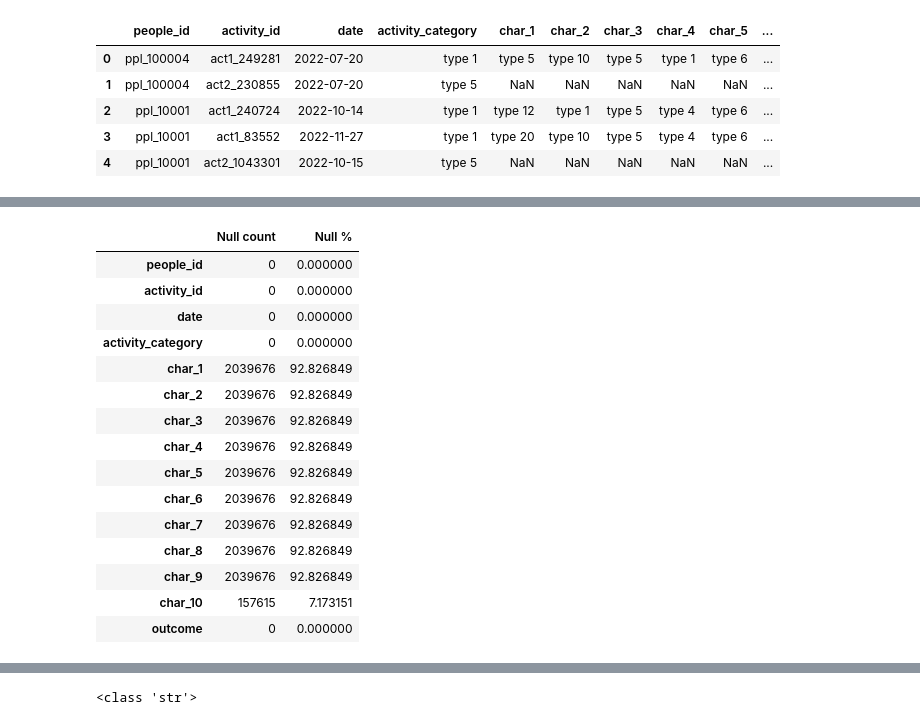
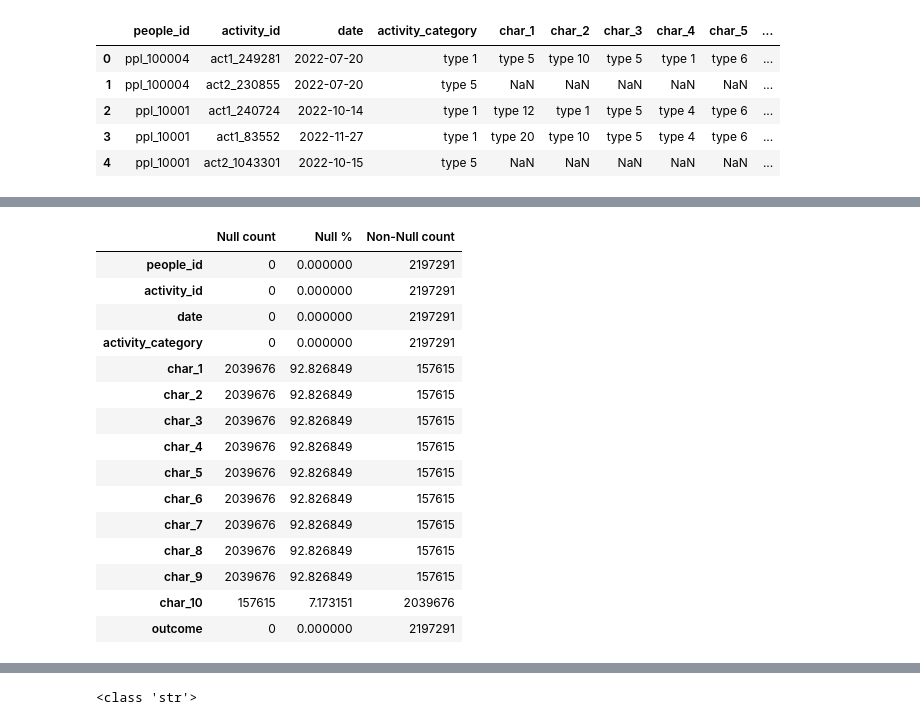
Before and after one commit to yash-meshram/predicting-red-hat-business-value, a Jupyter notebook: training.ipynb, the cells around one changed output, grey strips where cells are left out. Cells and saved outputs as stored; diff of their text form; code cells hidden in the pictures.

```diff
--- a/training.ipynb
+++ b/training.ipynb
@@ -10,9 +10,9 @@ Mounted at /content/drive
 # people_url = 'https://drive.google.com/file/d/1mcubwphNke8B5tAF23r-AX747Y0-O19C/view?usp=sharing'
 # act_test_url = 'https://drive.google.com/file/d/1iGMR_Be6FO-zDYKr-b8gQ--9bdGjOVRU/view?usp=sharing'
 
-act_train_path = '/content/drive/MyDrive/B.Tech/prediction/act_train.csv'
-people_path = '/content/drive/MyDrive/B.Tech/prediction/people.csv'
-act_test_path = '/content/drive/MyDrive/B.Tech/prediction/act_test.csv'
+act_train_path = '/content/drive/MyDrive/B.Tech/kaggle/predicting-red-hat-business-value/act_train.csv'
+people_path = '/content/drive/MyDrive/B.Tech/kaggle/predicting-red-hat-business-value/people.csv'
+act_test_path = '/content/drive/MyDrive/B.Tech/kaggle/predicting-red-hat-business-value/act_test.csv'
 # %%
 df_train = pd.read_csv(act_train_path)
 df_people = pd.read_csv(people_path)
@@ -79,21 +79,22 @@ dtype: int64
 # %%
 df_null = pd.DataFrame(df_train.isnull().sum(), columns=['Null count'])
 df_null['Null %'] = (df_null['Null count']/df_train.shape[0])*100
+df_null['Non-Null count'] = df_train.shape[0] - df_null['Null count']
 df_null
 # %% [output]
-|  | Null count | Null % |
-| people_id | 0 | 0.000000 |
-| activity_id | 0 | 0.000000 |
-| date | 0 | 0.000000 |
-| activity_category | 0 | 0.000000 |
-| char_1 | 2039676 | 92.826849 |
-| char_2 | 2039676 | 92.826849 |
-| char_3 | 2039676 | 92.826849 |
-| char_4 | 2039676 | 92.826849 |
-| char_5 | 2039676 | 92.826849 |
-| char_6 | 2039676 | 92.826849 |
-| char_7 | 2039676 | 92.826849 |
-| char_8 | 2039676 | 92.826849 |
-| char_9 | 2039676 | 92.826849 |
-| char_10 | 157615 | 7.173151 |
-| outcome | 0 | 0.000000 |
+|  | Null count | Null % | Non-Null count |
+| people_id | 0 | 0.000000 | 2197291 |
+| activity_id | 0 | 0.000000 | 2197291 |
+| date | 0 | 0.000000 | 2197291 |
+| activity_category | 0 | 0.000000 | 2197291 |
+| char_1 | 2039676 | 92.826849 | 157615 |
+| char_2 | 2039676 | 92.826849 | 157615 |
+| char_3 | 2039676 | 92.826849 | 157615 |
+| char_4 | 2039676 | 92.826849 | 157615 |
+| char_5 | 2039676 | 92.826849 | 157615 |
+| char_6 | 2039676 | 92.826849 | 157615 |
+| char_7 | 2039676 | 92.826849 | 157615 |
+| char_8 | 2039676 | 92.826849 | 157615 |
+| char_9 | 2039676 | 92.826849 | 157615 |
+| char_10 | 157615 | 7.173151 | 2039676 |
+| outcome | 0 | 0.000000 | 2197291 |
```
Also changed, not shown: parts of 16 cells of this notebook, 6 other files.
